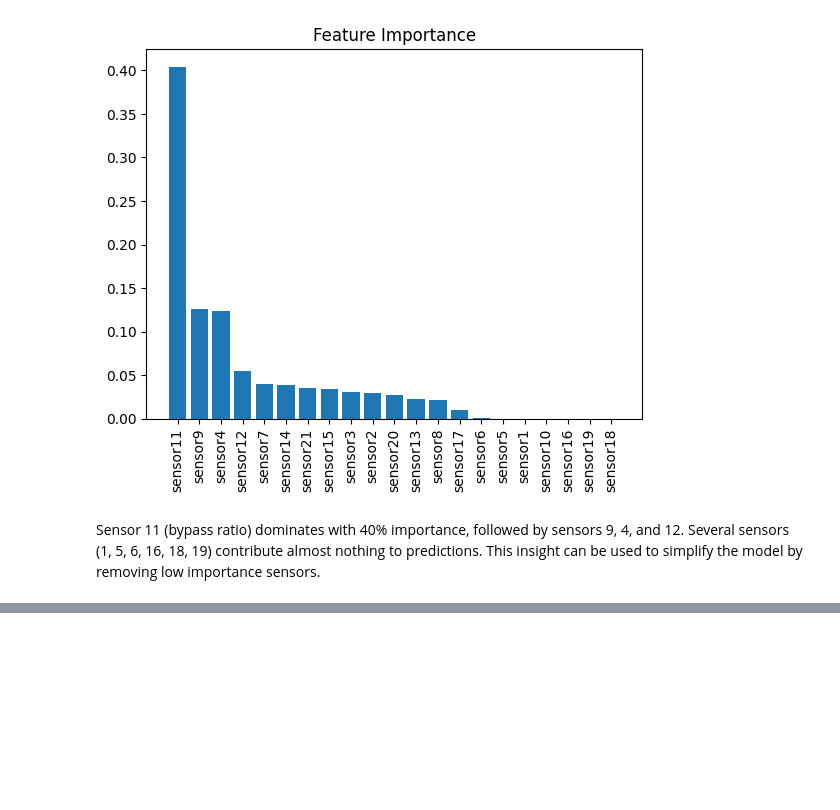
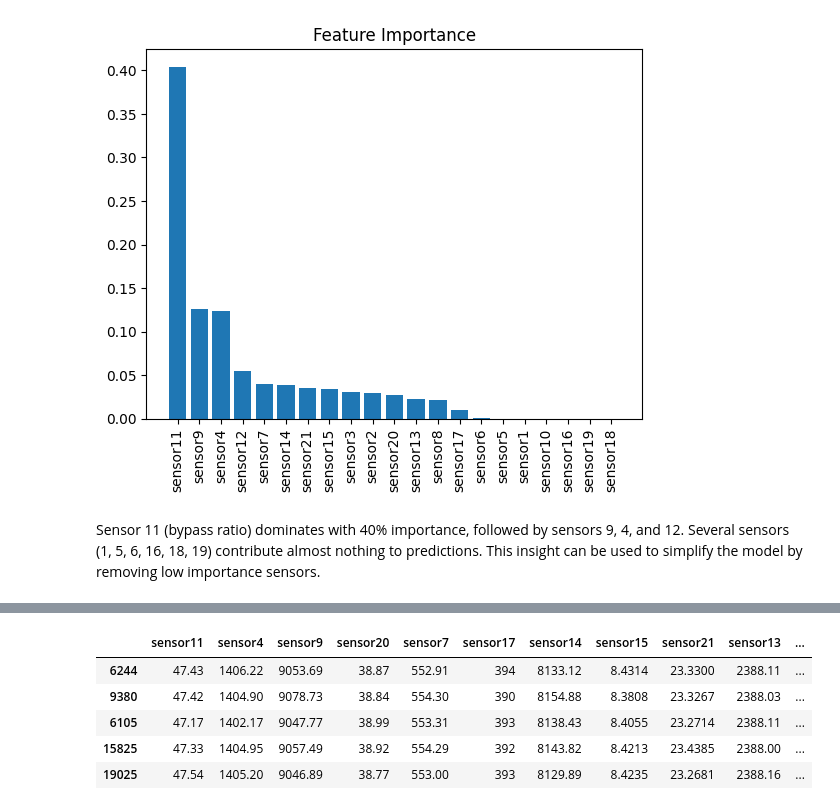
Before and after one commit to Grishamdarooka/Aerospace_nasa_cmapss, a Jupyter notebook: Model.ipynb, the cells around one changed output, grey strips where cells are left out. Saved outputs shown, nothing was run; the diff lists cells and outputs as text; code cells hidden in the pictures; blank space fills up the shorter version.

```diff
--- a/Model.ipynb
+++ b/Model.ipynb
@@ -134,0 +162,13 @@ Sensor 11 (bypass ratio) dominates with 40% importance, followed by sensors 9, 4
+# %%
+x_top = df[[f'sensor{i}' for i in [11, 4, 9, 20, 7, 17, 14, 15, 21, 13, 8, 3, 2, 12]]]
+x_top.shape
+x_train_top, x_test_top, y_train_top, y_test_top = train_test_split(x_top, y, test_size=0.2, random_state= 42)
+# y.shape
+x_train_top.head()
+# %% [output]
+|  | sensor11 | sensor4 | sensor9 | sensor20 | sensor7 | sensor17 | sensor14 | sensor15 | sensor21 | sensor13 | ... |
+| 6244 | 47.43 | 1406.22 | 9053.69 | 38.87 | 552.91 | 394 | 8133.12 | 8.4314 | 23.3300 | 2388.11 | ... |
+| 9380 | 47.42 | 1404.90 | 9078.73 | 38.84 | 554.30 | 390 | 8154.88 | 8.3808 | 23.3267 | 2388.03 | ... |
+| 6105 | 47.17 | 1402.17 | 9047.77 | 38.99 | 553.31 | 393 | 8138.43 | 8.4055 | 23.2714 | 2388.11 | ... |
+| 15825 | 47.33 | 1404.95 | 9057.49 | 38.92 | 554.29 | 392 | 8143.82 | 8.4213 | 23.4385 | 2388.00 | ... |
+| 19025 | 47.54 | 1405.20 | 9046.89 | 38.77 | 553.00 | 393 | 8129.89 | 8.4235 | 23.2681 | 2388.16 | ... |
```
Also changed, not shown: parts of 8 cells of this notebook.
